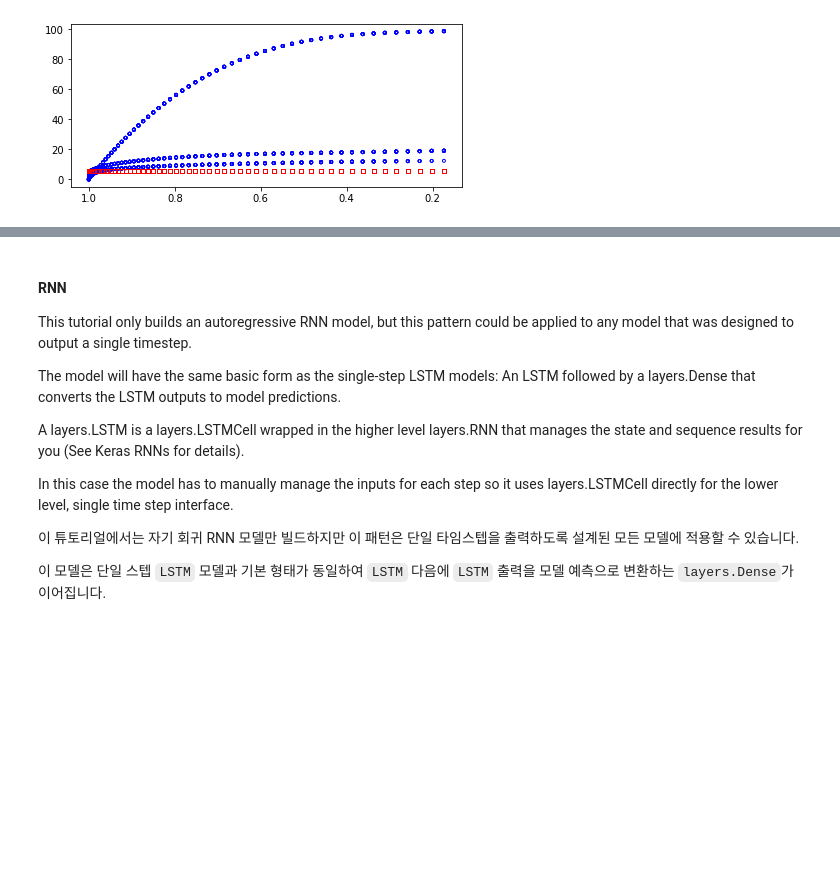
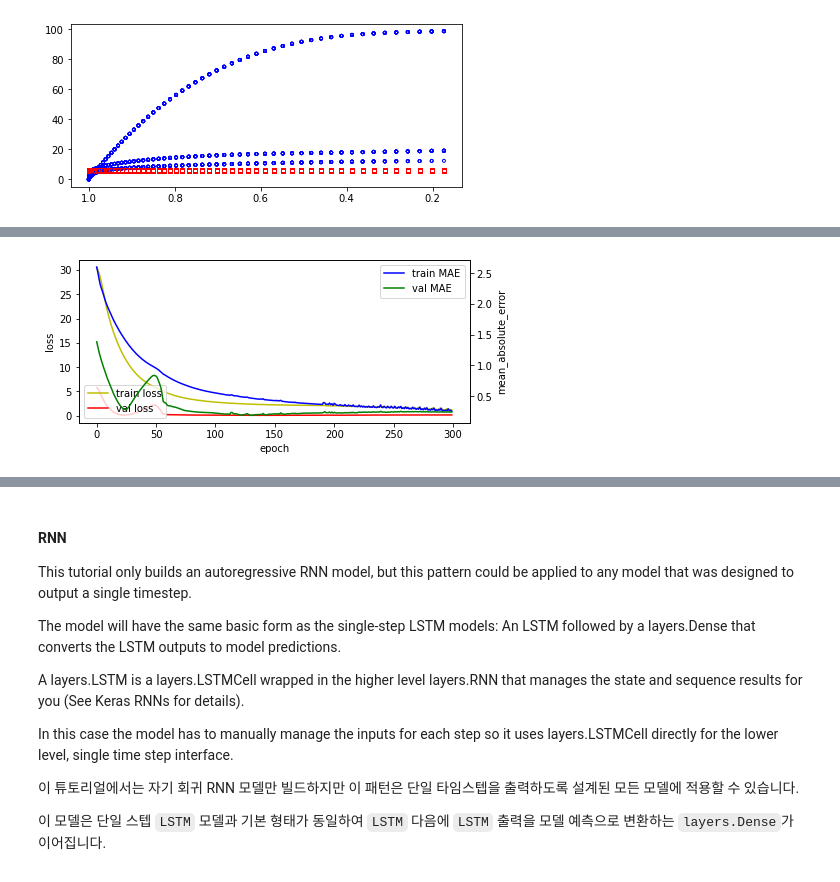
Before and after one commit to blee8/Clogging, a Jupyter notebook: 00_Procedures/flow_multistep_2.ipynb, the cells around one changed output, grey strips where cells are left out. Cells and saved outputs as stored; diff of their text form; code cells hidden in the pictures; blank space fills up the shorter version.

```diff
--- a/00_Procedures/flow_multistep_2.ipynb
+++ b/00_Procedures/flow_multistep_2.ipynb
@@ -1125,0 +1291,45 @@ multi_window_t.plot_batch(model=multi_lstm_model,dset_name='val', n_batch=10, )
+# %%
+# window data setup for fitting
+n = len(df)*0.5
+#crv_tr = df[0:int(n*0.75)].copy()
+#crv_tr = df[0:int(n*0.25)].copy()
+crv_tr = df[int(n*0.25):int(n*0.75)].copy()
+#crv_tr = df[int(n*0.50):int(n*0.75)].copy()
+crv_va = df[int(n*0.75):int(n*.875)].copy()
+crv_te = df[int(n*0.875):int(n)].copy()
+
+train_df=crv_tr
+val_df=crv_va
+test_df=crv_te
+
+multi_window.train_df = train_df
+multi_window.val_df = val_df
+multi_window.test_df = test_df
+
+multi_window_t.train_df = train_df
+multi_window_t.val_df = val_df
+multi_window_t.test_df = test_df
+# %%
+def fit_3(model, window,   patience=2, EPOCHS=None):
+    early_stopping = tf.keras.callbacks.EarlyStopping(monitor='val_loss',
+                                                    patience=patience,
+                                                    mode='min')
+    history = model.fit(window.train, epochs=EPOCHS,
+                      validation_data=window.val, verbose=2)
+#                      callbacks=[early_stopping])
+    return history
+
+window = multi_window
+window_t = multi_window_t
+model = multi_lstm_model
+
+npat = 20
+n_batch = 30
+
+hist =  fit_3(model, window, patience= npat, EPOCHS = 300 )
+
+IPython.display.clear_output()
+
+plots_t.eval(hist)
+# %% [output]
+[figure, added]
```
Also changed, not shown: parts of 21 cells of this notebook, 2 other files.
